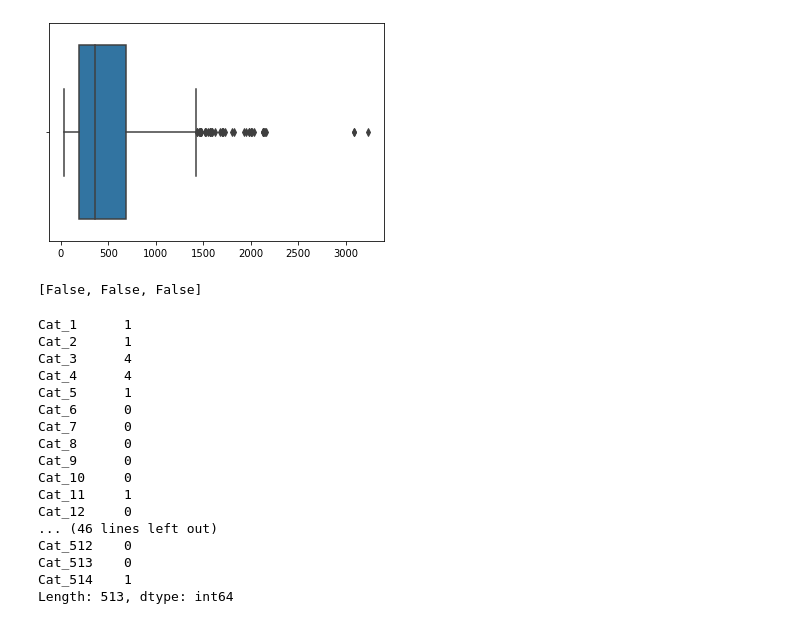
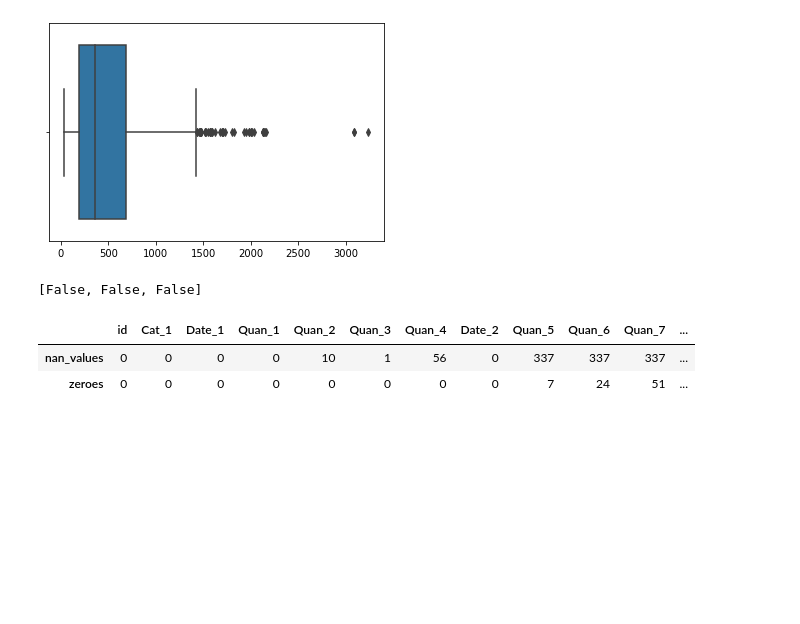
Before and after one commit to HenrikPereira/RNN_project, a Jupyter notebook: Scripts/exploratory.ipynb, the cells around one changed output. Drawn from its saved outputs; the diff is of its cells as text; code cells hidden in the pictures; blank space fills up the shorter version.

```diff
--- a/Scripts/exploratory.ipynb
+++ b/Scripts/exploratory.ipynb
@@ -205,23 +206,12 @@ plt.show()
 # ha 3 datas em que a data de pre release foi superior à data de release
 # %% [output]
 [False, False, False]
-# %%
-test_df[cat_cols].min()
-# %% [output]
-Cat_1      1
-Cat_2      1
-Cat_3      4
-Cat_4      4
-Cat_5      1
-Cat_6      0
-Cat_7      0
-Cat_8      0
-Cat_9      0
-Cat_10     0
-Cat_11     1
-Cat_12     0
-... (46 lines left out)
-Cat_512    0
-Cat_513    0
-Cat_514    1
-Length: 513, dtype: int64
+# %%
+zeros_nan_testdf = pd.DataFrame()
+zeros_nan_testdf['nan_values'] = test_df.isna().sum()
+zeros_nan_testdf['zeroes'] = test_df.isin([0]).sum()
+zeros_nan_testdf.T
+# %% [output]
+|  | id | Cat_1 | Date_1 | Quan_1 | Quan_2 | Quan_3 | Quan_4 | Date_2 | Quan_5 | Quan_6 | Quan_7 | ... |
+| nan_values | 0 | 0 | 0 | 0 | 10 | 1 | 56 | 0 | 337 | 337 | 337 | ... |
+| zeroes | 0 | 0 | 0 | 0 | 0 | 0 | 0 | 0 | 7 | 24 | 51 | ... |
```
Also changed, not shown: parts of 2 cells of this notebook.
